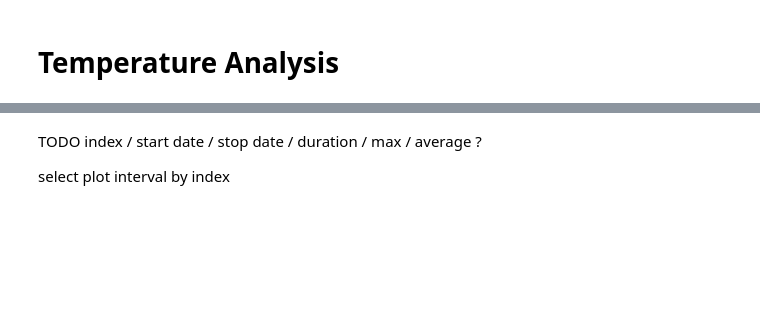
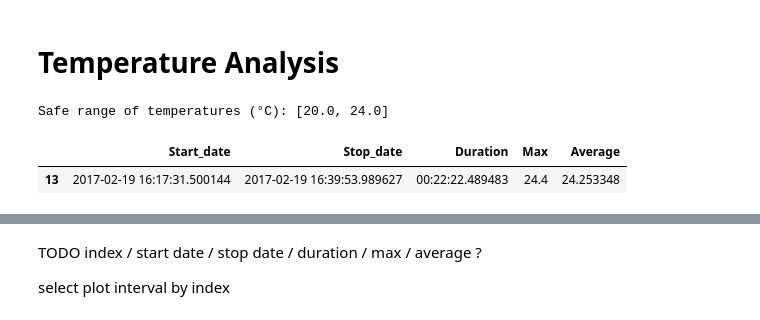
Before and after one commit to CojoCompany/stowaway, a Jupyter notebook: reports/Temperature_Analysis.ipynb, the cells around one changed output, grey strips where cells are left out. Drawn from its saved outputs; the diff is of its cells as text; code cells hidden in the pictures; blank space fills up the shorter version.

Commit message:
Added new table with some calculations, avoid hysteresis with duration filter

```diff
--- a/reports/Temperature_Analysis.ipynb
+++ b/reports/Temperature_Analysis.ipynb
@@ -11,37 +11,60 @@ output_notebook()
 
 from ipywidgets import widgets, interactive
 from IPython.display import display
+
+from collections import OrderedDict
+
+import datetime
 
 # Get current sensors database from raspberry pi
 df = pandas.read_csv('sensors.log',names = ["Level", "Sensor", "Time", "Value"],
                     parse_dates=['Time'])
 
 df.index.name = 'ID'
 
 # Get temperature values
 temp = df.loc[df['Sensor'] == 'T']
 
 # Draw temperature vs time
 p = figure(width=850, height=350, x_axis_type="datetime")
 p.line(temp['Time'],temp['Value'],line_width=2)
 p.xaxis.axis_label = 'Time'
 p.yaxis.axis_label = 'Temperature'
 
 #Init threshold lines
 minline = Span(dimension='width', line_color='blue', line_width=1)
 maxline = Span(dimension='width', line_color='red', line_width=1)
 p.add_layout(minline)
 p.add_layout(maxline)
 
 # Callback to get user limits
 def Analysis(Tmin, Tmax):
     print('Safe range of temperatures (°C): [{}, {}] '.format(Tmin, Tmax))
     minline.location = Tmin
     maxline.location = Tmax
+    temp.reset_index(inplace=True)
+    temp_sel = temp[(temp['Value'] < Tmin) | (temp['Value'] > Tmax)].copy()
+    temp_group = temp_sel.groupby(temp_sel.index - numpy.arange(temp_sel.shape[0]))
+    results = []
+    for _, group in temp_group:
+        d = OrderedDict()
+        d['Start_date'] = group.iloc[0]['Time']
+        d['Stop_date'] = group.iloc[-1]['Time']
+        d['Duration'] = d['Stop_date'] - d['Start_date']
+        d['Max'] = group['Value'].max()
+        d['Average'] = group['Value'].mean()
+        results.append(d)
+    df_group = pandas.DataFrame(results)
+    df_group = df_group[df_group['Duration'] > datetime.timedelta(minutes=1)]
     push_notebook()
+    return df_group
 
 # Display description
-w = interactive(Analysis, Tmin=(-40.0,70.0), Tmax=(-40.0,70.0),__manual=True)
+w = interactive(Analysis, Tmin=(0.0,40.0), Tmax=(0.0,40.0),__manual=True)
 display(w)
+# %% [output]
+Safe range of temperatures (°C): [20.0, 24.0]
+|  | Start_date | Stop_date | Duration | Max | Average |
+| 13 | 2017-02-19 16:17:31.500144 | 2017-02-19 16:39:53.989627 | 00:22:22.489483 | 24.4 | 24.253348 |
 # %%
 show(p, notebook_handle=True)
```
Also changed, not shown: parts of 5 cells of this notebook.
